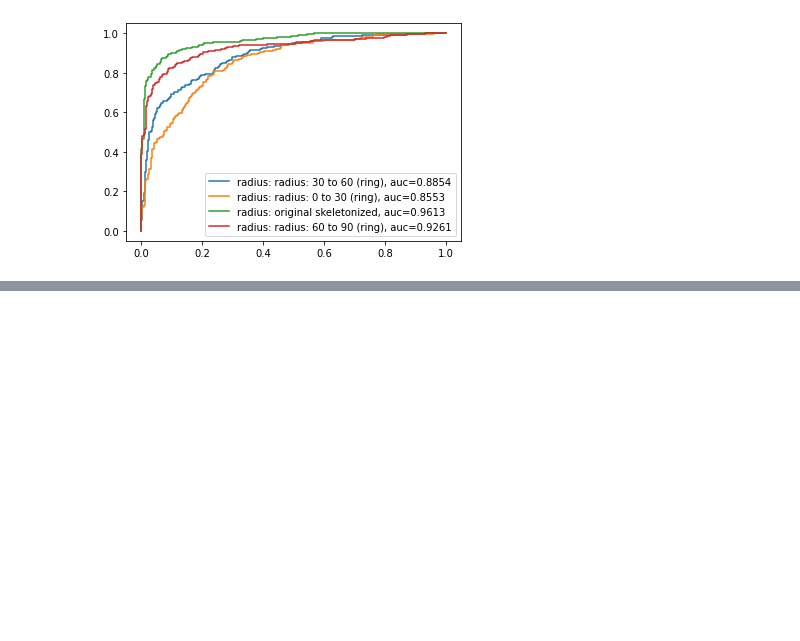
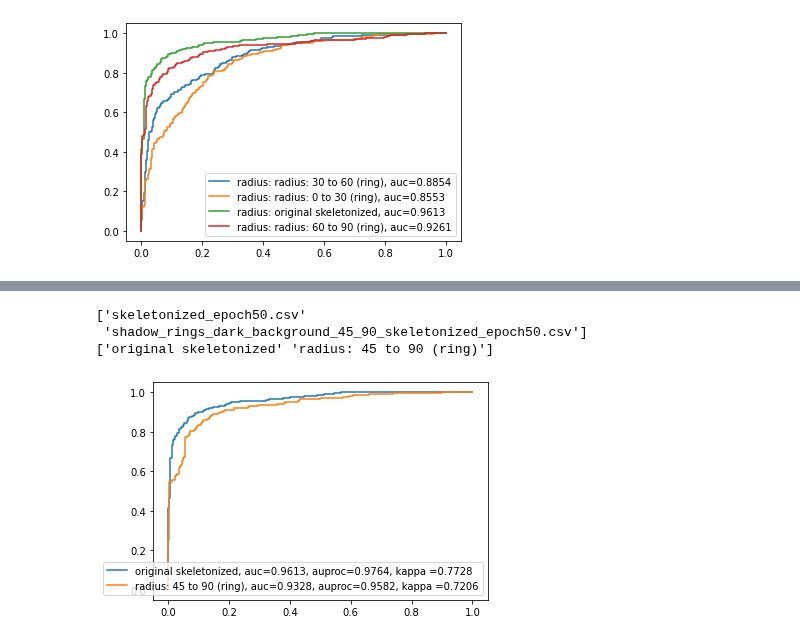
Before and after one commit to Centrattic/race, a Jupyter notebook: classifier_experiments/CNN_visualization.ipynb, the cells around one changed output, grey strips where cells are left out. Saved outputs shown, nothing was run; the diff lists cells and outputs as text; code cells hidden in the pictures; blank space fills up the shorter version.

```diff
--- a/classifier_experiments/CNN_visualization.ipynb
+++ b/classifier_experiments/CNN_visualization.ipynb
@@ -318,0 +507,7 @@ make_roc_plot("./outputs/probabilities/", 50, True, True, True, [['0', '30'], ['
+# %%
+make_roc_plot("./outputs/probabilities/", 50, True, True, True, [['45', '90']], 'dark_background')
+# %% [output]
+['skeletonized_epoch50.csv'
+ 'shadow_rings_dark_background_45_90_skeletonized_epoch50.csv']
+['original skeletonized' 'radius: 45 to 90 (ring)']
+[figure, added]
```
Also changed, not shown: parts of 26 cells of this notebook, 5 other files.
